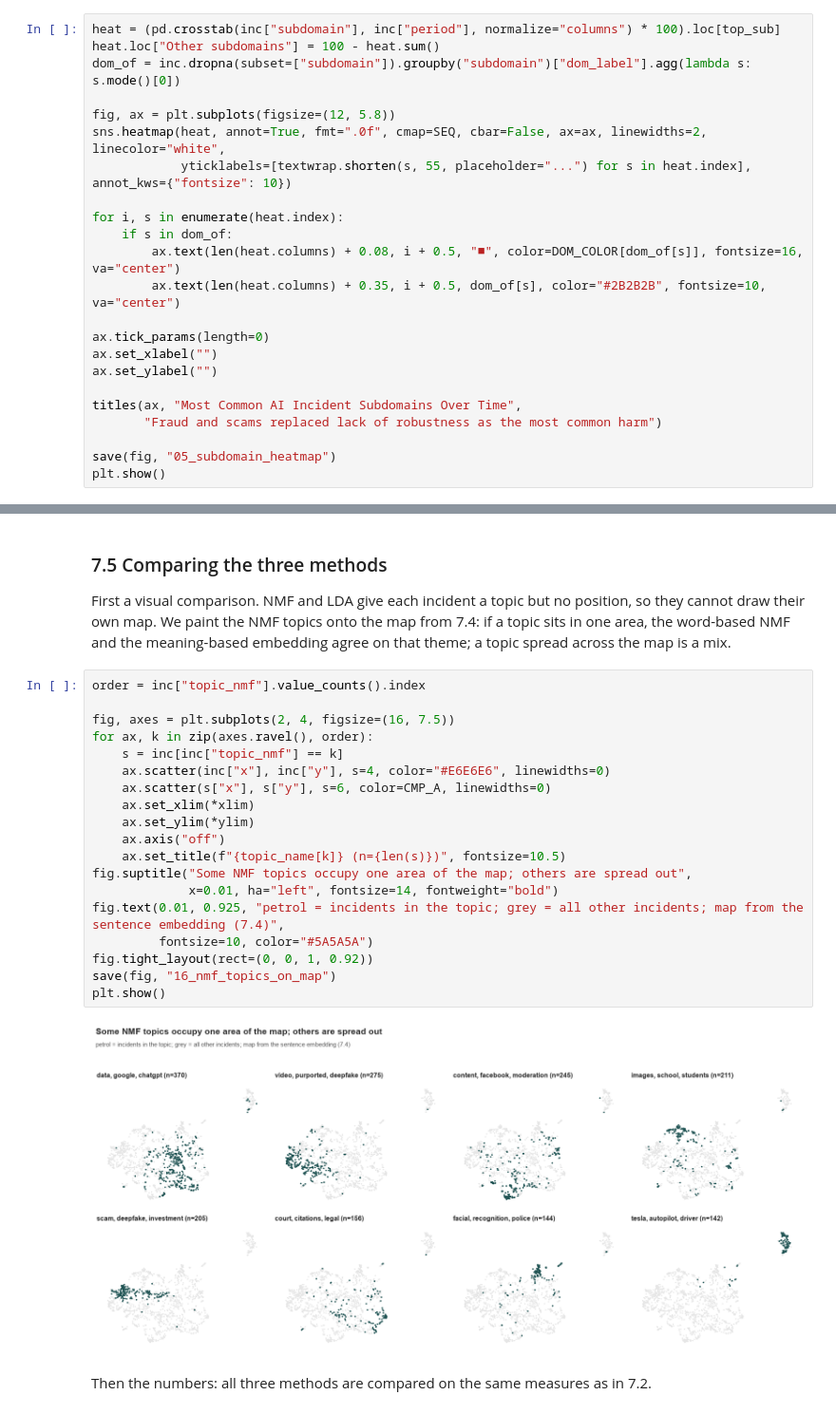
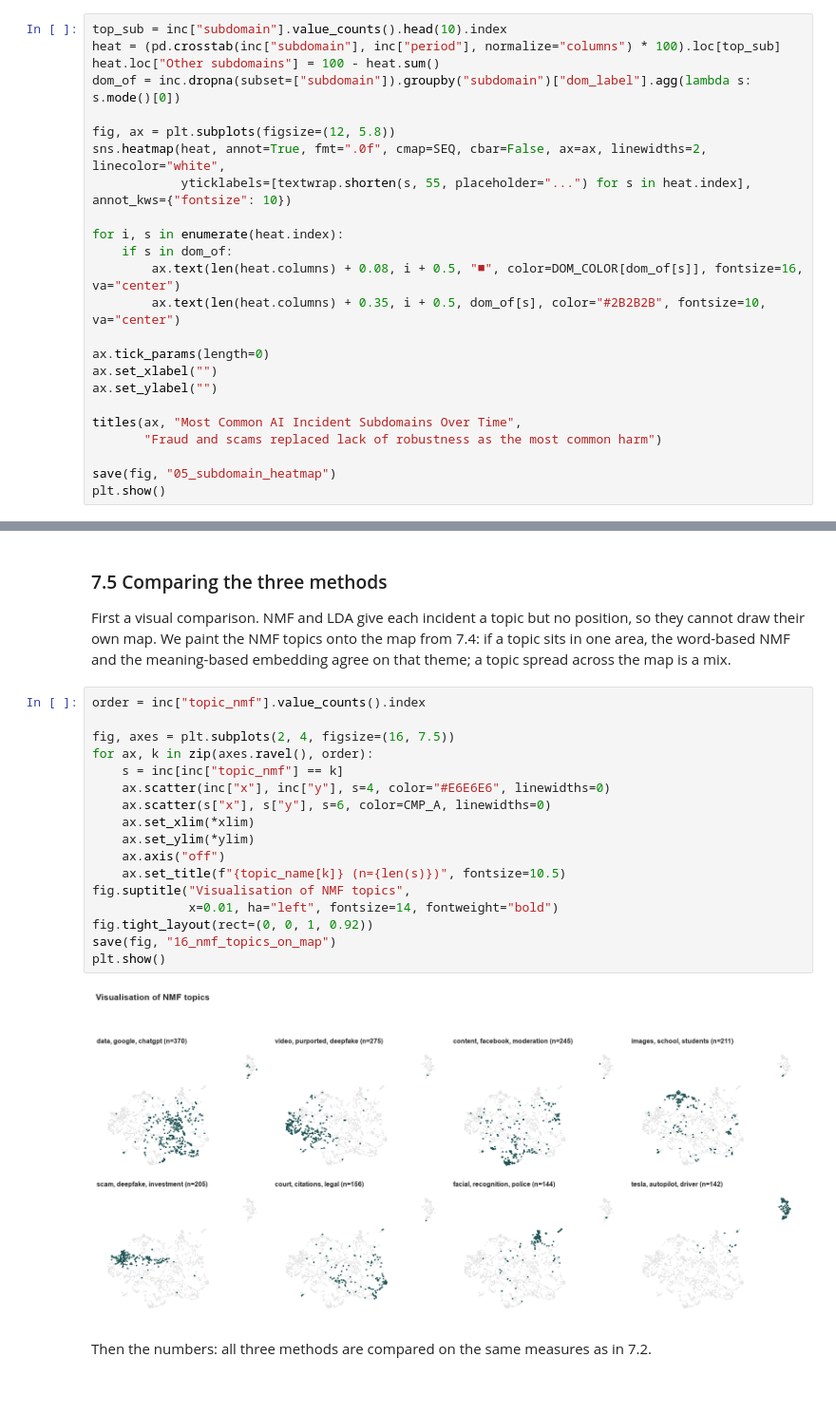
Before and after one commit to nnamyslowska/ai-incidents-analysis, a Jupyter notebook: ai_incidents.ipynb, the cells around one changed output, grey strips where cells are left out. Shown at 95% size. Cells and saved outputs as stored; diff of their text form.

```diff
--- a/ai_incidents.ipynb
+++ b/ai_incidents.ipynb
@@ -1068,6 +1068,7 @@ plt.show()
 
 The subdomains show what the harm is. Each cell is the share of that subdomain among the classified incidents of the period; the coloured square shows the risk domain it belongs to.
 # %%
+top_sub = inc["subdomain"].value_counts().head(10).index
 heat = (pd.crosstab(inc["subdomain"], inc["period"], normalize="columns") * 100).loc[top_sub]
 heat.loc["Other subdomains"] = 100 - heat.sum()
 dom_of = inc.dropna(subset=["subdomain"]).groupby("subdomain")["dom_label"].agg(lambda s: s.mode()[0])
@@ -1677,24 +1675,22 @@ First a visual comparison. NMF and LDA give each incident a topic but no positio
 # %%
 order = inc["topic_nmf"].value_counts().index
 
 fig, axes = plt.subplots(2, 4, figsize=(16, 7.5))
 for ax, k in zip(axes.ravel(), order):
     s = inc[inc["topic_nmf"] == k]
     ax.scatter(inc["x"], inc["y"], s=4, color="#E6E6E6", linewidths=0)
     ax.scatter(s["x"], s["y"], s=6, color=CMP_A, linewidths=0)
     ax.set_xlim(*xlim)
     ax.set_ylim(*ylim)
     ax.axis("off")
     ax.set_title(f"{topic_name[k]} (n={len(s)})", fontsize=10.5)
-fig.suptitle("Some NMF topics occupy one area of the map; others are spread out",
+fig.suptitle("Visualisation of NMF topics",
              x=0.01, ha="left", fontsize=14, fontweight="bold")
-fig.text(0.01, 0.925, "petrol = incidents in the topic; grey = all other incidents; map from the sentence embedding (7.4)",
-         fontsize=10, color="#5A5A5A")
 fig.tight_layout(rect=(0, 0, 1, 0.92))
 save(fig, "16_nmf_topics_on_map")
 plt.show()
 # %% [output]
-[figure, old version]
+[figure, new version]
 # %% [markdown]
 Then the numbers: all three methods are compared on the same measures as in 7.2.
 # %%
```
Also changed, not shown: parts of 10 cells of this notebook.
